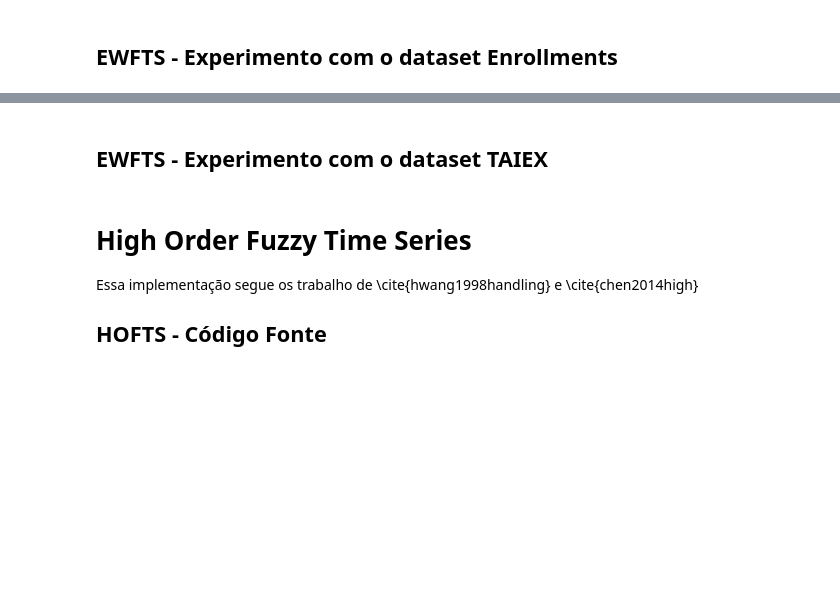
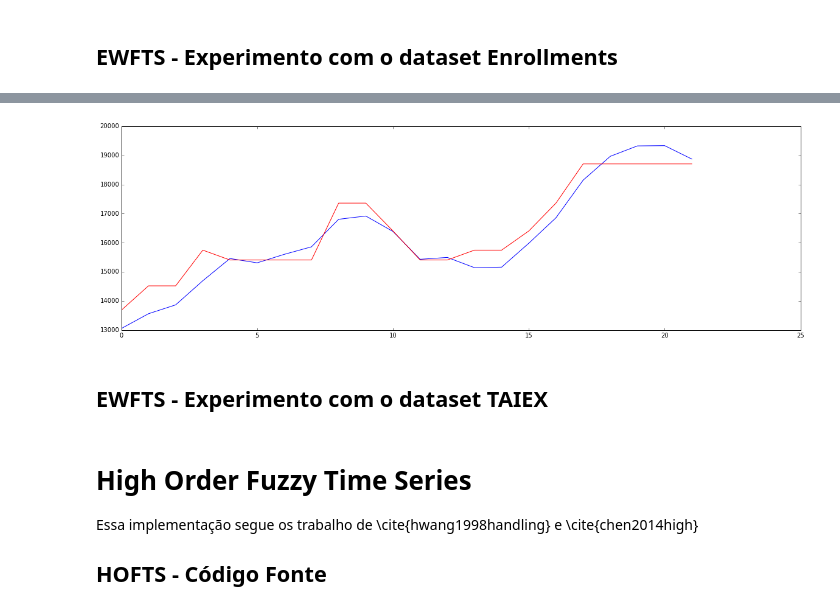
Before and after one commit to petroniocandido/FuzzyTimeSeries, a Jupyter notebook: FTS.ipynb, the cells around one changed output, grey strips where cells are left out. Saved outputs shown, nothing was run; the diff lists cells and outputs as text; code cells hidden in the pictures; blank space fills up the shorter version.

```diff
--- a/FTS.ipynb
+++ b/FTS.ipynb
@@ -653,3 +729,7 @@ $$
+# %%
+ewfts1p = ewfts1.plot(enrollments["Enrollments"])
+# %% [output]
+[figure, added]
 # %% [markdown]
 ## EWFTS - Experimento com o dataset TAIEX
 # %% [markdown]
```
Also changed, not shown: parts of 7 cells of this notebook.
